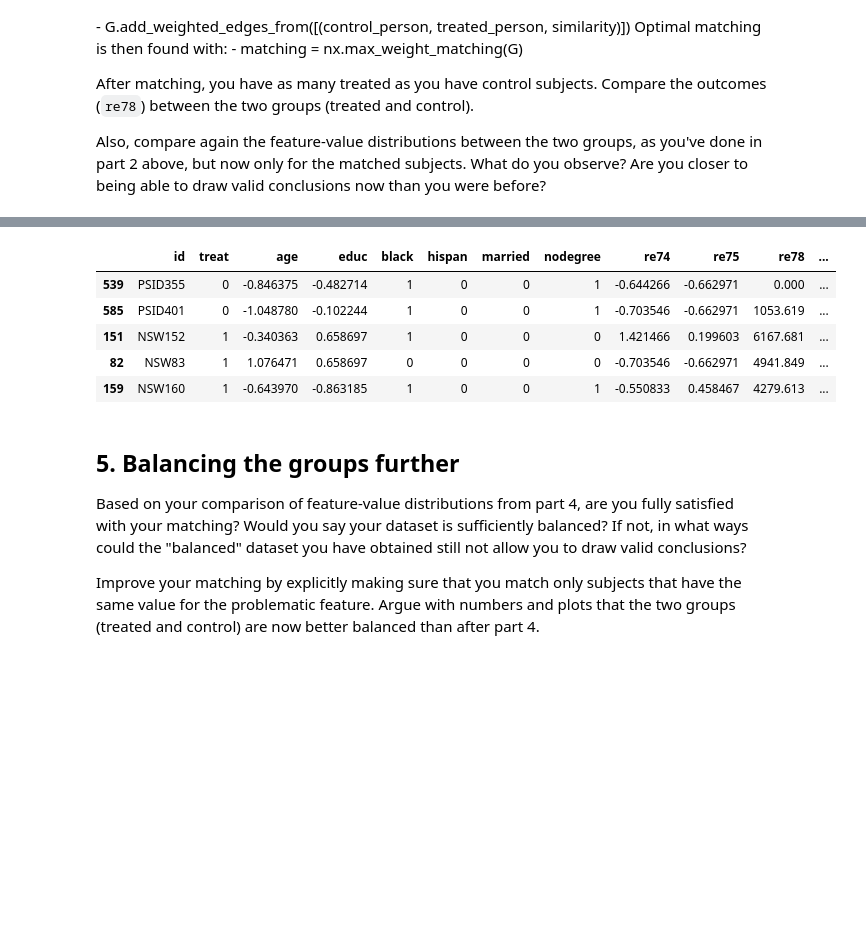
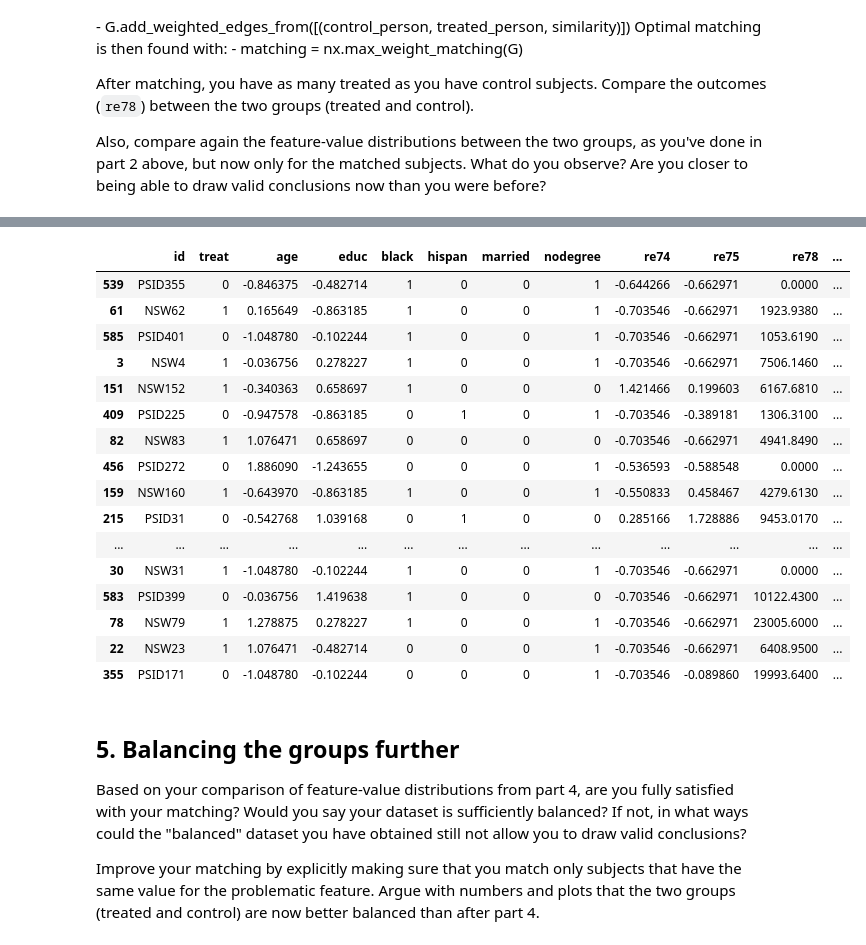
Before and after one commit to Thierrix/2024, a Jupyter notebook: Exercises/05 - Causal analysis of observational data/Observational studies exercise.ipynb, the cells around one changed output, grey strips where cells are left out. Cells and saved outputs as stored; diff of their text form; code cells hidden in the pictures; blank space fills up the shorter version.

```diff
--- a/Exercises/05 - Causal analysis of observational data/Observational studies exercise.ipynb
+++ b/Exercises/05 - Causal analysis of observational data/Observational studies exercise.ipynb
@@ -291,3 +291,11 @@ for treat_id, rows_treat in treated.iterrows():
         G.add_weighted_edges_from([(control_id, treat_id, similarity)])
 
 matching = nx.max_weight_matching(G)
+# %%
+print(matching)
+print(list(matching))
+list_matching = []
+for element in list(matching):
+    list_matching.append(element[0])
+    list_matching.append(element[1])
+print(list_matching)
@@ -294,14 +306,25 @@ matching = nx.max_weight_matching(G)
 # %%
-matched_df = df.iloc[[element[0] for element in list(matching)] + [element[1] for element in list(matching)]]
+matched_df = df.iloc[[element for element in list_matching]]
 
-matched_df.head()
+matched_df.head(20)
 # %% [output]
 |  | id | treat | age | educ | black | hispan | married | nodegree | re74 | re75 | re78 | ... |
-| 539 | PSID355 | 0 | -0.846375 | -0.482714 | 1 | 0 | 0 | 1 | -0.644266 | -0.662971 | 0.000 | ... |
-| 585 | PSID401 | 0 | -1.048780 | -0.102244 | 1 | 0 | 0 | 1 | -0.703546 | -0.662971 | 1053.619 | ... |
-| 151 | NSW152 | 1 | -0.340363 | 0.658697 | 1 | 0 | 0 | 0 | 1.421466 | 0.199603 | 6167.681 | ... |
-| 82 | NSW83 | 1 | 1.076471 | 0.658697 | 0 | 0 | 0 | 0 | -0.703546 | -0.662971 | 4941.849 | ... |
-| 159 | NSW160 | 1 | -0.643970 | -0.863185 | 1 | 0 | 0 | 1 | -0.550833 | 0.458467 | 4279.613 | ... |
+| 539 | PSID355 | 0 | -0.846375 | -0.482714 | 1 | 0 | 0 | 1 | -0.644266 | -0.662971 | 0.0000 | ... |
+| 61 | NSW62 | 1 | 0.165649 | -0.863185 | 1 | 0 | 0 | 1 | -0.703546 | -0.662971 | 1923.9380 | ... |
+| 585 | PSID401 | 0 | -1.048780 | -0.102244 | 1 | 0 | 0 | 1 | -0.703546 | -0.662971 | 1053.6190 | ... |
+| 3 | NSW4 | 1 | -0.036756 | 0.278227 | 1 | 0 | 0 | 1 | -0.703546 | -0.662971 | 7506.1460 | ... |
+| 151 | NSW152 | 1 | -0.340363 | 0.658697 | 1 | 0 | 0 | 0 | 1.421466 | 0.199603 | 6167.6810 | ... |
+| 409 | PSID225 | 0 | -0.947578 | -0.863185 | 0 | 1 | 0 | 1 | -0.703546 | -0.389181 | 1306.3100 | ... |
+| 82 | NSW83 | 1 | 1.076471 | 0.658697 | 0 | 0 | 0 | 0 | -0.703546 | -0.662971 | 4941.8490 | ... |
+| 456 | PSID272 | 0 | 1.886090 | -1.243655 | 0 | 0 | 0 | 1 | -0.536593 | -0.588548 | 0.0000 | ... |
+| 159 | NSW160 | 1 | -0.643970 | -0.863185 | 1 | 0 | 0 | 1 | -0.550833 | 0.458467 | 4279.6130 | ... |
+| 215 | PSID31 | 0 | -0.542768 | 1.039168 | 0 | 1 | 0 | 0 | 0.285166 | 1.728886 | 9453.0170 | ... |
+| ... | ... | ... | ... | ... | ... | ... | ... | ... | ... | ... | ... | ... |
+| 30 | NSW31 | 1 | -1.048780 | -0.102244 | 1 | 0 | 0 | 1 | -0.703546 | -0.662971 | 0.0000 | ... |
+| 583 | PSID399 | 0 | -0.036756 | 1.419638 | 1 | 0 | 0 | 0 | -0.703546 | -0.662971 | 10122.4300 | ... |
+| 78 | NSW79 | 1 | 1.278875 | 0.278227 | 1 | 0 | 0 | 1 | -0.703546 | -0.662971 | 23005.6000 | ... |
+| 22 | NSW23 | 1 | 1.076471 | -0.482714 | 0 | 0 | 0 | 1 | -0.703546 | -0.662971 | 6408.9500 | ... |
+| 355 | PSID171 | 0 | -1.048780 | -0.102244 | 0 | 0 | 0 | 1 | -0.703546 | -0.089860 | 19993.6400 | ... |
 # %% [markdown]
 ## 5. Balancing the groups further
 
```
Also changed, not shown: parts of 7 cells of this notebook.
